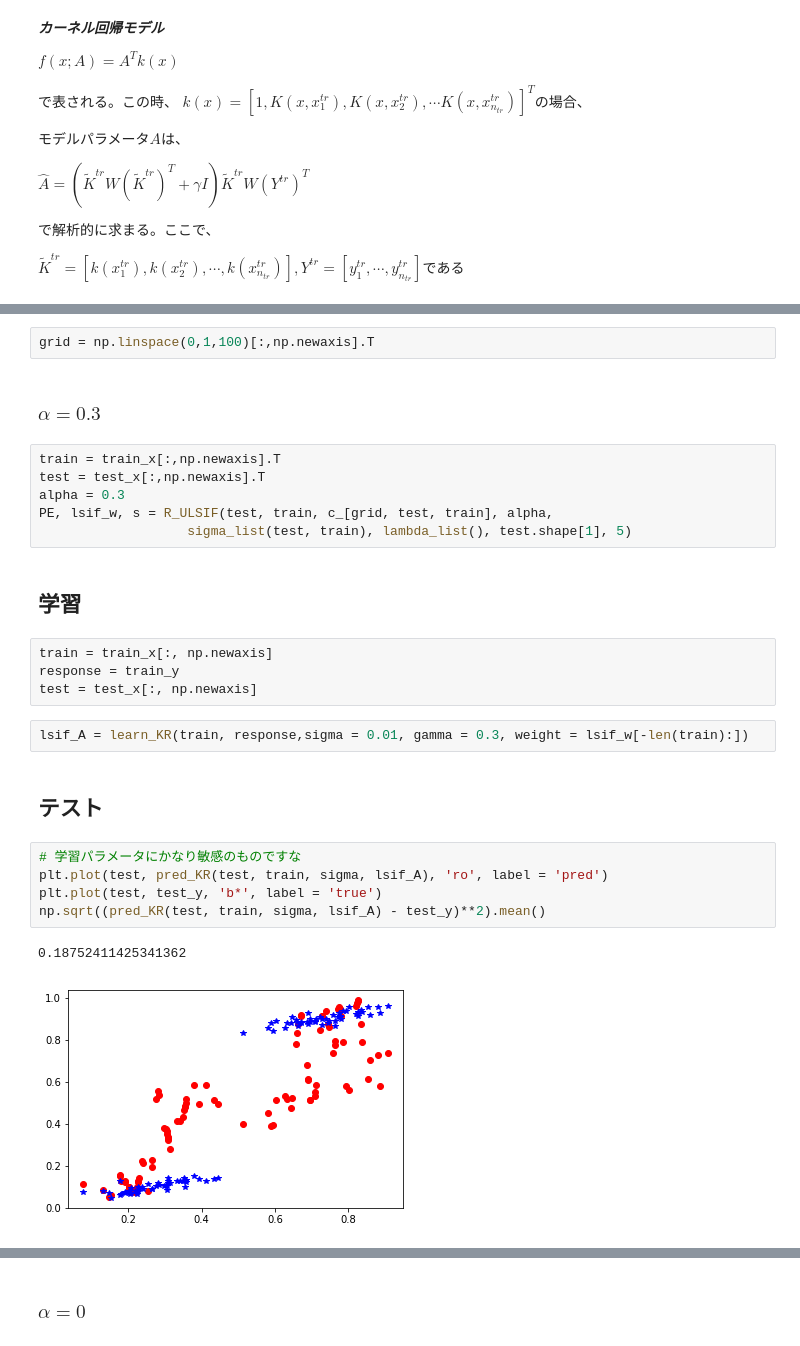
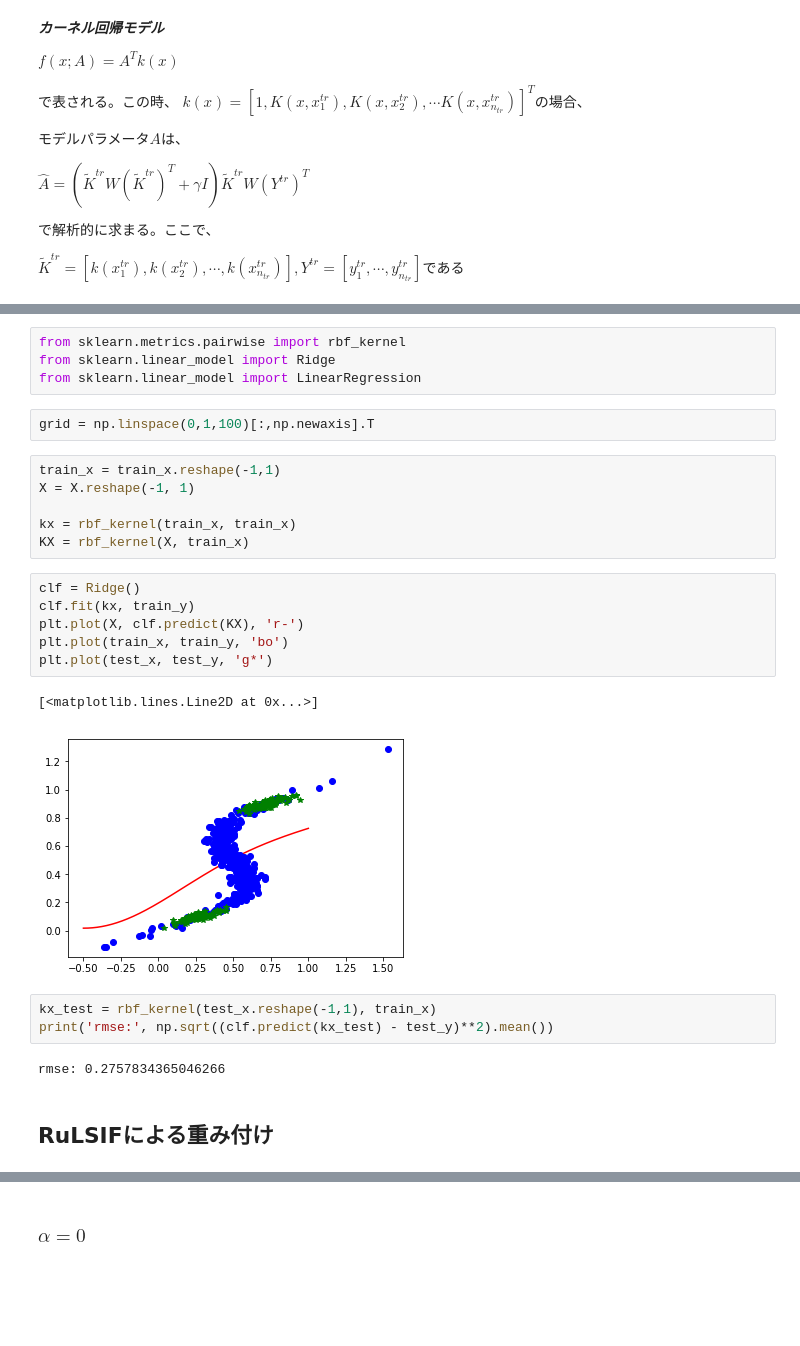
Before and after one commit to Nakakey/covariate_shift, a Jupyter notebook: compare_RuLSIF.ipynb, the cells around one changed output, grey strips where cells are left out. Drawn from its saved outputs; the diff is of its cells as text; blank space fills up the shorter version.

```diff
--- a/compare_RuLSIF.ipynb
+++ b/compare_RuLSIF.ipynb
@@ -205,28 +114,28 @@ np.sqrt((pred_KR(test, train, sigma, A) - test_y)**2).mean()
+# %%
+from sklearn.metrics.pairwise import rbf_kernel
+from sklearn.linear_model import Ridge
+from sklearn.linear_model import LinearRegression
 # %%
 grid = np.linspace(0,1,100)[:,np.newaxis].T
-# %% [markdown]
-### $\alpha = 0.3$
-# %%
-train = train_x[:,np.newaxis].T
-test = test_x[:,np.newaxis].T
-alpha = 0.3
-PE, lsif_w, s = R_ULSIF(test, train, c_[grid, test, train], alpha,
-                   sigma_list(test, train), lambda_list(), test.shape[1], 5)
+# %%
+train_x = train_x.reshape(-1,1)
+X = X.reshape(-1, 1)
+
+kx = rbf_kernel(train_x, train_x)
+KX = rbf_kernel(X, train_x)
+# %%
+clf = Ridge()
+clf.fit(kx, train_y)
+plt.plot(X, clf.predict(KX), 'r-')
+plt.plot(train_x, train_y, 'bo')
+plt.plot(test_x, test_y, 'g*')
+# %% [output]
+[<matplotlib.lines.Line2D at 0x...>]
+[figure, added]
+# %%
+kx_test = rbf_kernel(test_x.reshape(-1,1), train_x)
+print('rmse:', np.sqrt((clf.predict(kx_test) - test_y)**2).mean())
+# %% [output]
+rmse: 0.2757834365046266
 # %% [markdown]
-## 学習
+## RuLSIFによる重み付け
-# %%
-train = train_x[:, np.newaxis]
-response = train_y
-test = test_x[:, np.newaxis]
-# %%
-lsif_A = learn_KR(train, response,sigma = 0.01, gamma = 0.3, weight = lsif_w[-len(train):])
-# %% [markdown]
-## テスト
-# %%
-# 学習パラメータにかなり敏感のものですな
-plt.plot(test, pred_KR(test, train, sigma, lsif_A), 'ro', label = 'pred')
-plt.plot(test, test_y, 'b*', label = 'true')
-np.sqrt((pred_KR(test, train, sigma, lsif_A) - test_y)**2).mean()
-# %% [output]
-0.18752411425341362
-[figure, removed]
```
Also changed, not shown: parts of 49 cells of this notebook, 5 other files.
